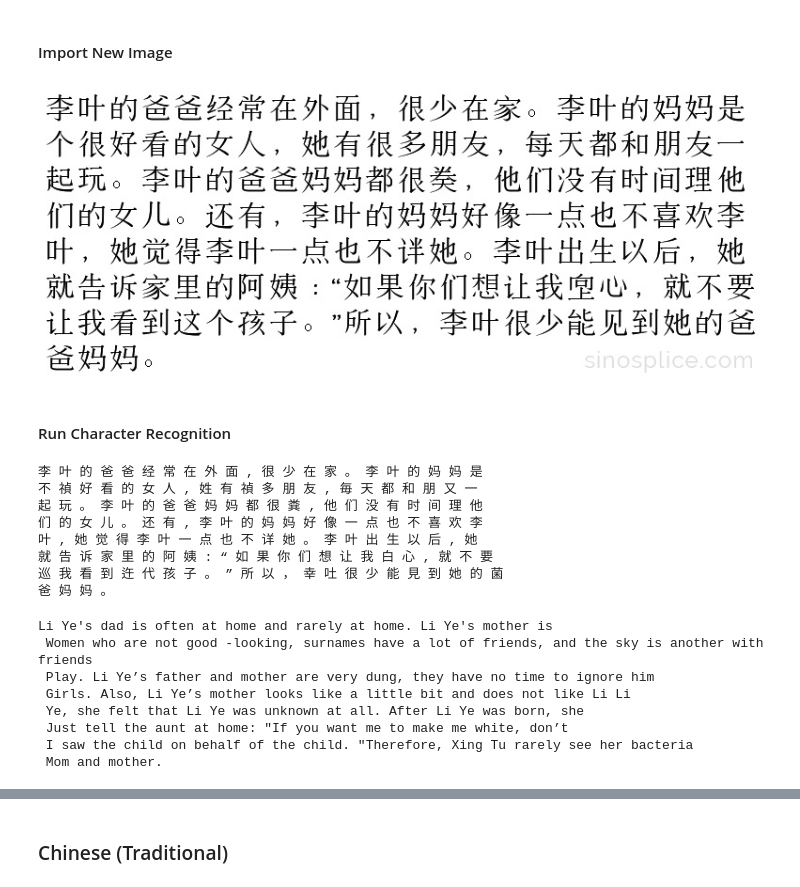
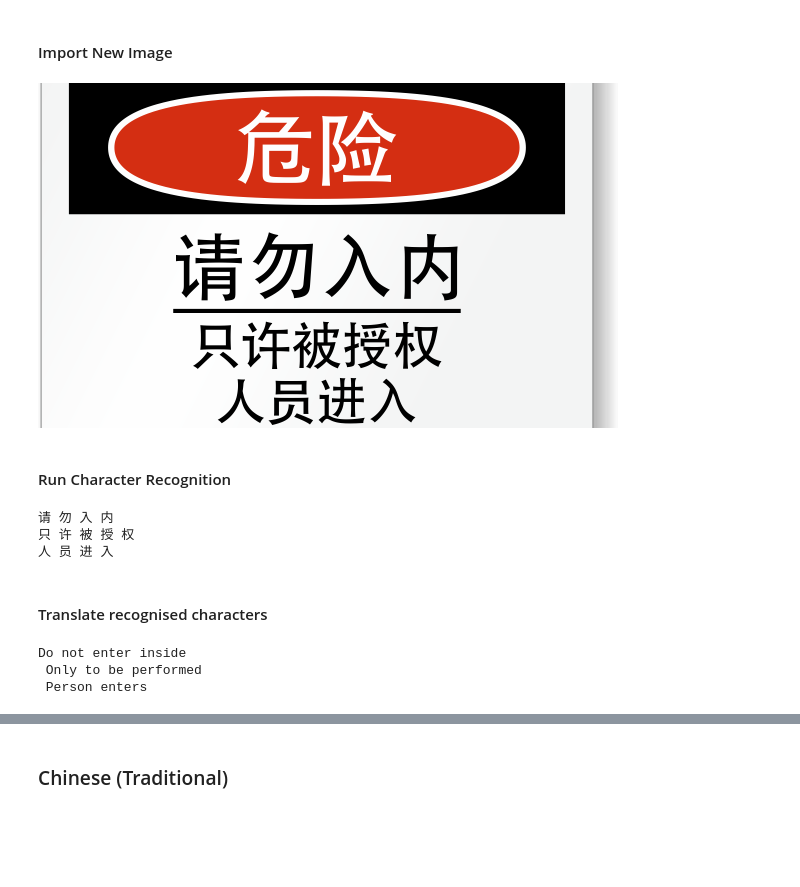
Before and after one commit to I-anS/OCR-Speech-Translator, a Jupyter notebook: Translator.ipynb, the cells around one changed output, grey strips where cells are left out. Saved outputs shown, nothing was run; the diff lists cells and outputs as text; code cells hidden in the pictures; blank space fills up the shorter version.

```diff
--- a/Translator.ipynb
+++ b/Translator.ipynb
@@ -313,21 +257,19 @@ image3 = cv2.imread('chinese-sample.jpg')
 # %%
-Image(filename='chinese-sample.jpg')
+image3 = cv2.imread('chinese-sample.png')
+Image(filename='chinese-sample.png')
 # %% [output]
-[figure, old version]
+[figure, new version]
 # %% [markdown]
 #### Run Character Recognition
 # %%
 text3 = pytesseract.image_to_string(image3, config=custom_config)
 print(pytesseract.image_to_string(image3, config=custom_config))
 # %% [output]
-李 叶 的 爸 爸 经 常 在 外 面 , 很 少 在 家 。 李 叶 的 妈 妈 是
-不 禎 好 看 的 女 人 , 姓 有 禎 多 朋 友 , 毎 天 都 和 朋 又 一
-起 玩 。 李 叶 的 爸 爸 妈 妈 都 很 粪 , 他 们 没 有 时 间 理 他
-们 的 女 儿 。 还 有 , 李 叶 的 妈 妈 好 像 一 点 也 不 喜 欢 李
-叶 , 她 觉 得 李 叶 一 点 也 不 详 她 。 李 叶 出 生 以 后 , 她
-就 告 诉 家 里 的 阿 姨 : “ 如 果 你 们 想 让 我 白 心 , 就 不 要
-巡 我 看 到 迕 代 孩 子 。 ” 所 以 ， 幸 吐 很 少 能 見 到 她 的 菌
-爸 妈 妈 。
+请 勿 入 内
+只 许 被 授 权
+人 员 进 入
+# %% [markdown]
+#### Translate recognised characters
 # %%
 #Detect Language in ISO693 format corresponding to language identified
 result3 = detect(text3)
@@ -335,18 +277,7 @@ result3 = "zh-CN"
 #Translate string identified to english
 convText3 = ts.google(text3, from_language=result3, to_language='en')
 print(ts.google(text3, from_language=result3, to_language='en'))
-
-# translation = translator.translate("Test", dest='en')
-
-# tb = TextBlob(text3)
-# tb.detect_language()
-# print(tb.translate(from_lang=tb.detect_language(), to="en"))
 # %% [output]
-Li Ye's dad is often at home and rarely at home. Li Ye's mother is
- Women who are not good -looking, surnames have a lot of friends, and the sky is another with friends
- Play. Li Ye’s father and mother are very dung, they have no time to ignore him
- Girls. Also, Li Ye’s mother looks like a little bit and does not like Li Li
- Ye, she felt that Li Ye was unknown at all. After Li Ye was born, she
- Just tell the aunt at home: "If you want me to make me white, don’t
- I saw the child on behalf of the child. "Therefore, Xing Tu rarely see her bacteria
- Mom and mother.
+Do not enter inside
+ Only to be performed
+ Person enters
```
Also changed, not shown: parts of 50 cells of this notebook, 11 other files.
